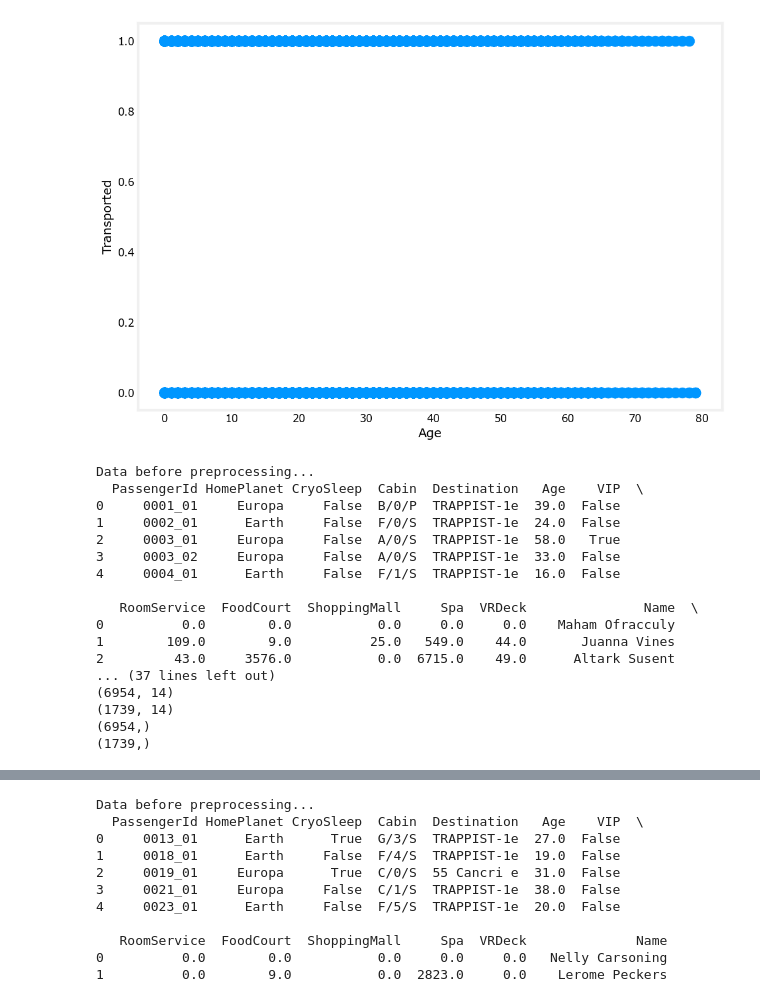
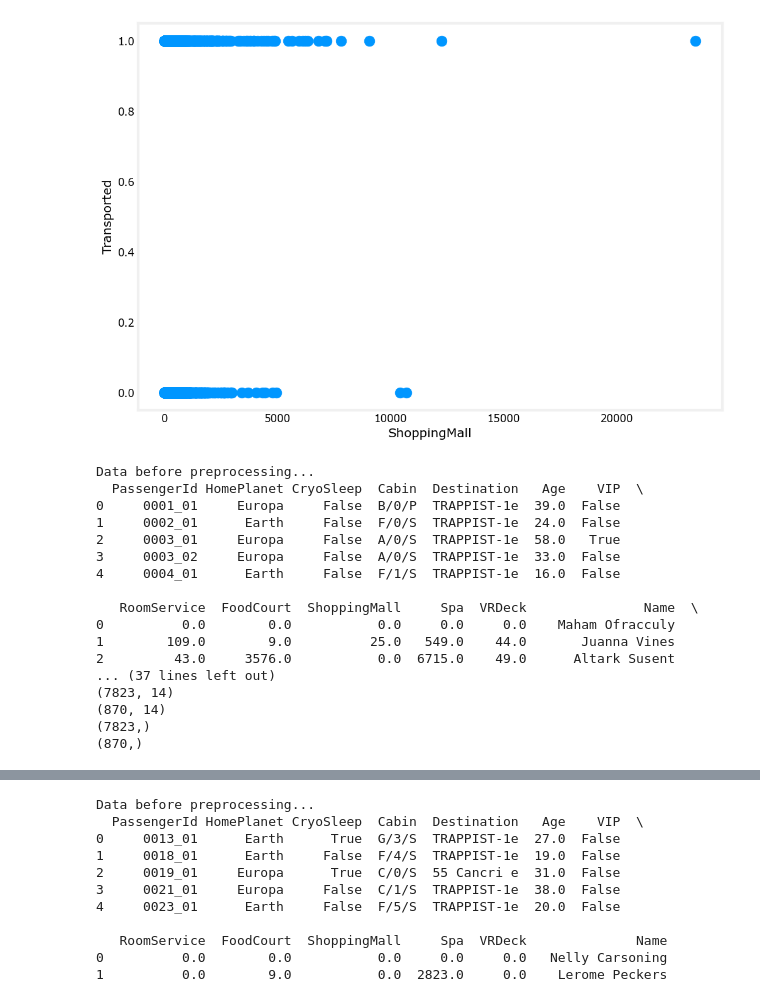
Before and after one commit to imisi99/Spaceship_Titanic, a Jupyter notebook: st.ipynb, the cells around one changed output, grey strips where cells are left out. Drawn from its saved outputs; the diff is of its cells as text; code cells hidden in the pictures.

```diff
--- a/st.ipynb
+++ b/st.ipynb
@@ -11,19 +11,19 @@ plt.style.use('deeplearning.mplstyle')
 # %%
 # viewing the features in relation the target data
 filepath = './data/train.csv'
 visual = pd.read_csv(filepath)
-plt.scatter(visual['Age'], visual['Transported'])
-plt.xlabel('Age')
+plt.scatter(visual['ShoppingMall'], visual['Transported'])
+plt.xlabel('ShoppingMall')
 plt.ylabel('Transported')
 plt.show()
 # %% [output]
-[figure, old version]
+[figure, new version]
 # %%
 train_data = modify_data(filepath)
 X = train_data.drop(['Transported'], axis=1)
 Y = train_data['Transported']
 
-x_tra, x_cv, Y_tra, y_cv = train_test_split(X, Y, test_size=0.2, random_state=42)
+x_tra, x_cv, Y_tra, y_cv = train_test_split(X, Y, test_size=0.1, random_state=42)
 print(x_tra.shape)
 print(x_cv.shape)
 print(Y_tra.shape)
@@ -42,10 +42,10 @@ Data before preprocessing...
 1        109.0        9.0          25.0   549.0    44.0       Juanna Vines
 2         43.0     3576.0           0.0  6715.0    49.0      Altark Susent
 ... (37 lines left out)
-(6954, 14)
-(1739, 14)
-(6954,)
-(1739,)
+(7823, 14)
+(870, 14)
+(7823,)
+(870,)
 # %%
 # Training a Logistic Regression Model
 degree = 3
```
Also changed, not shown: parts of 9 cells of this notebook, 12 other files.
